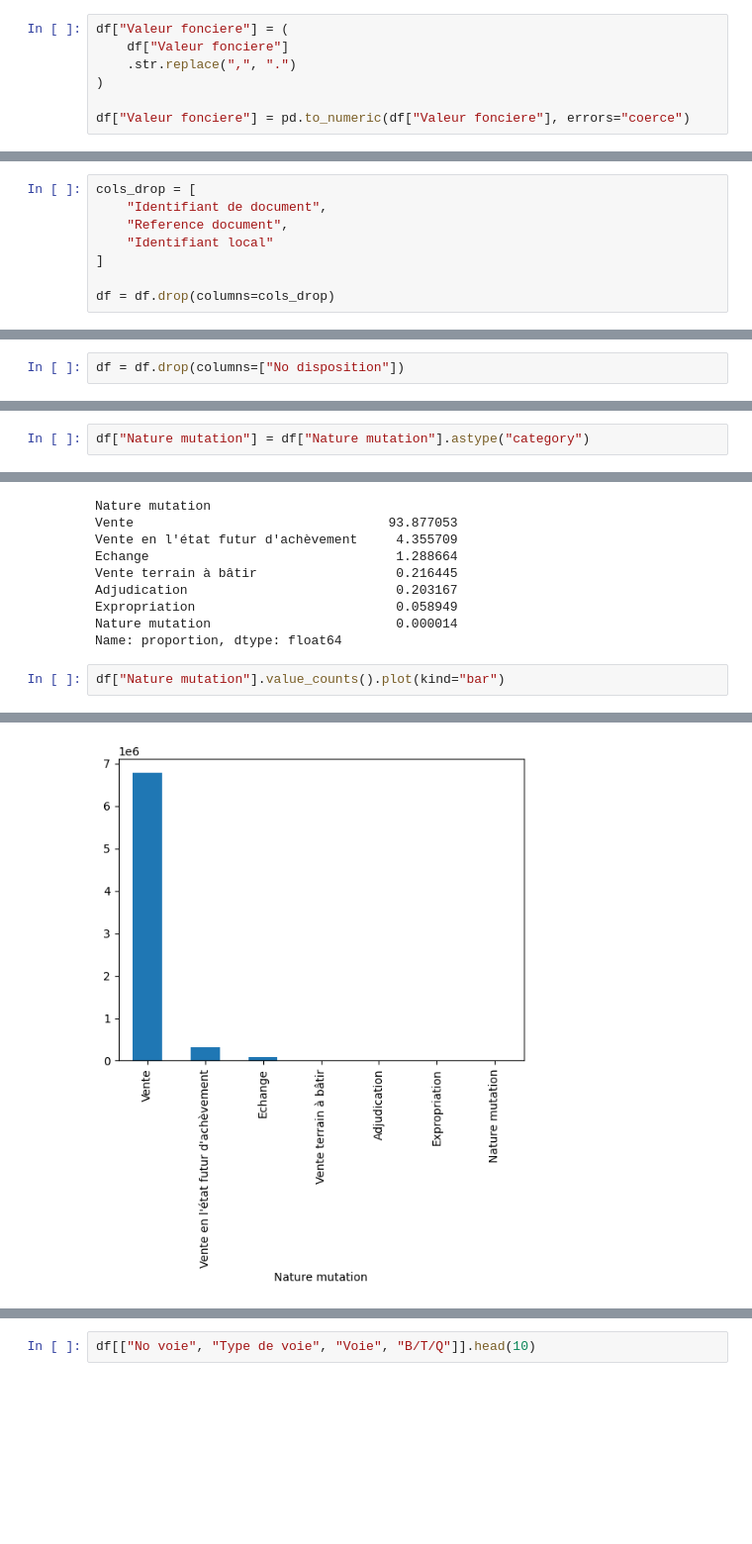
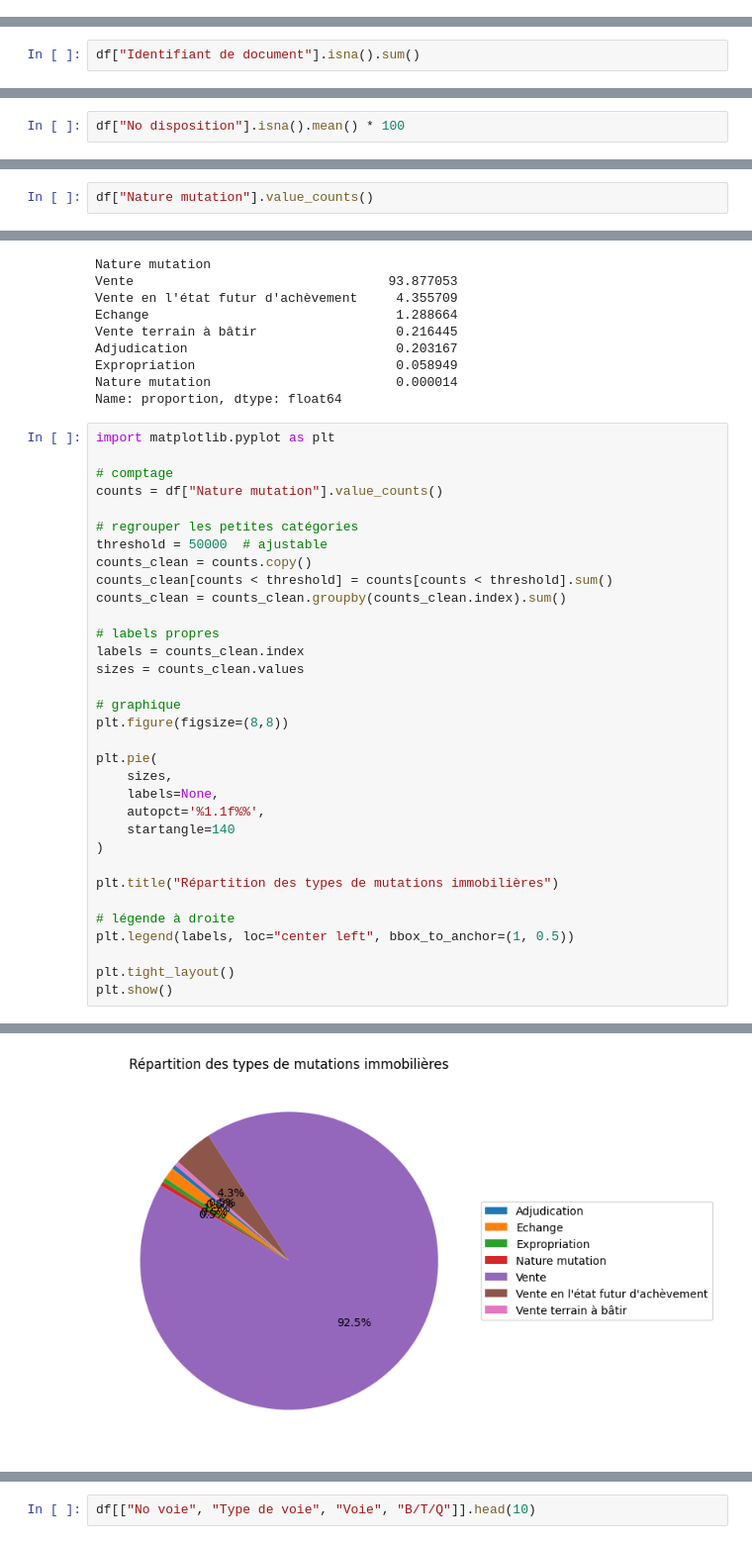
Before and after one commit to DataScientest-Studio/mars26_bds_immo, a Jupyter notebook: notebooks/Carine_Robles/Analyse_C.ipynb, the cells around one changed output, grey strips where cells are left out. Shown at 99% size. Cells and saved outputs as stored; diff of their text form; blank space fills up the shorter version.

```diff
--- a/notebooks/Carine_Robles/Analyse_C.ipynb
+++ b/notebooks/Carine_Robles/Analyse_C.ipynb
@@ -162,7 +122,0 @@ Correction des types des colonnes principales
-# %%
-df["Valeur fonciere"] = (
-    df["Valeur fonciere"]
-    .str.replace(",", ".")
-)
-
-df["Valeur fonciere"] = pd.to_numeric(df["Valeur fonciere"], errors="coerce")
@@ -289,8 +179,2 @@ Ces colonnes ne sont pas utiles pour l’analyse.
 # %%
-cols_drop = [
-    "Identifiant de document",
-    "Reference document",
-    "Identifiant local"
-]
-
-df = df.drop(columns=cols_drop)
+df["Identifiant de document"].isna().sum()
@@ -313,2 +293,2 @@ Identifiant de transaction interne.
 # %%
-df = df.drop(columns=["No disposition"])
+df["No disposition"].isna().mean() * 100
@@ -332,2 +466,2 @@ Cette variable est conservée comme variable catégorielle pour l’analyse.
 # %%
-df["Nature mutation"] = df["Nature mutation"].astype("category")
+df["Nature mutation"].value_counts()
@@ -356,5 +488,36 @@ Expropriation                          0.058949
 Nature mutation                        0.000014
 Name: proportion, dtype: float64
 # %%
-df["Nature mutation"].value_counts().plot(kind="bar")
+import matplotlib.pyplot as plt
+
+# comptage
+counts = df["Nature mutation"].value_counts()
+
+# regrouper les petites catégories
+threshold = 50000  # ajustable
+counts_clean = counts.copy()
+counts_clean[counts < threshold] = counts[counts < threshold].sum()
+counts_clean = counts_clean.groupby(counts_clean.index).sum()
+
+# labels propres
+labels = counts_clean.index
+sizes = counts_clean.values
+
+# graphique
+plt.figure(figsize=(8,8))
+
+plt.pie(
+    sizes,
+    labels=None,
+    autopct='%1.1f%%',
+    startangle=140
+)
+
+plt.title("Répartition des types de mutations immobilières")
+
+# légende à droite
+plt.legend(labels, loc="center left", bbox_to_anchor=(1, 0.5))
+
+plt.tight_layout()
+plt.show()
 # %% [output]
@@ -362,4 +524,4 @@ df["Nature mutation"].value_counts().plot(kind="bar")
-[figure, old version]
+[figure, new version]
 # %% [markdown]
 ## Adresse
 Informations de localisation du bien.
```
Also changed, not shown: parts of 77 cells of this notebook.
